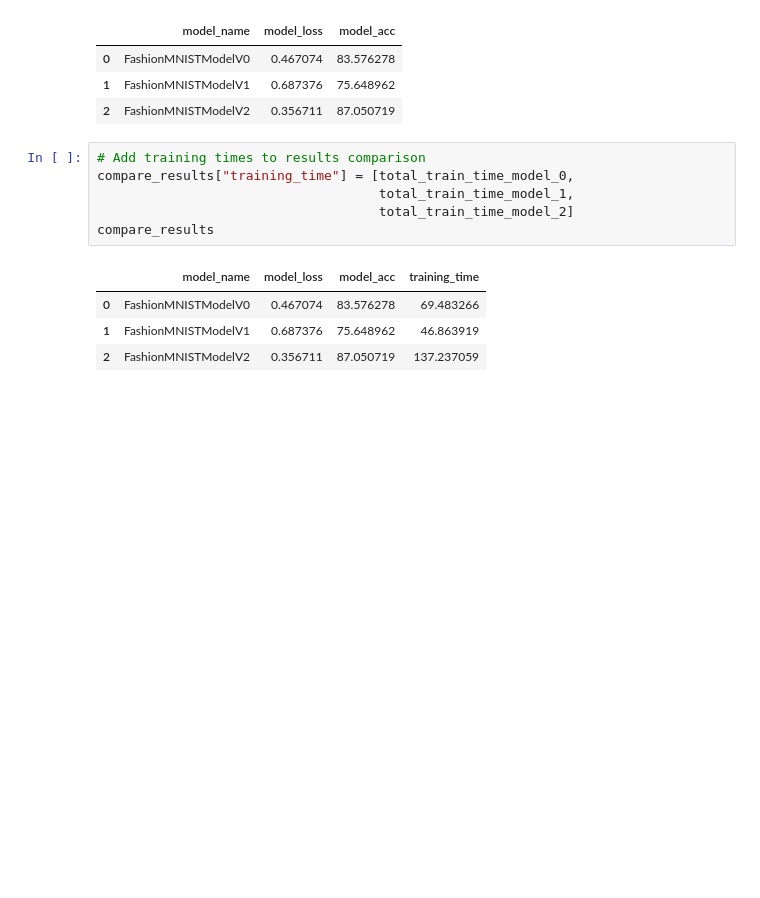
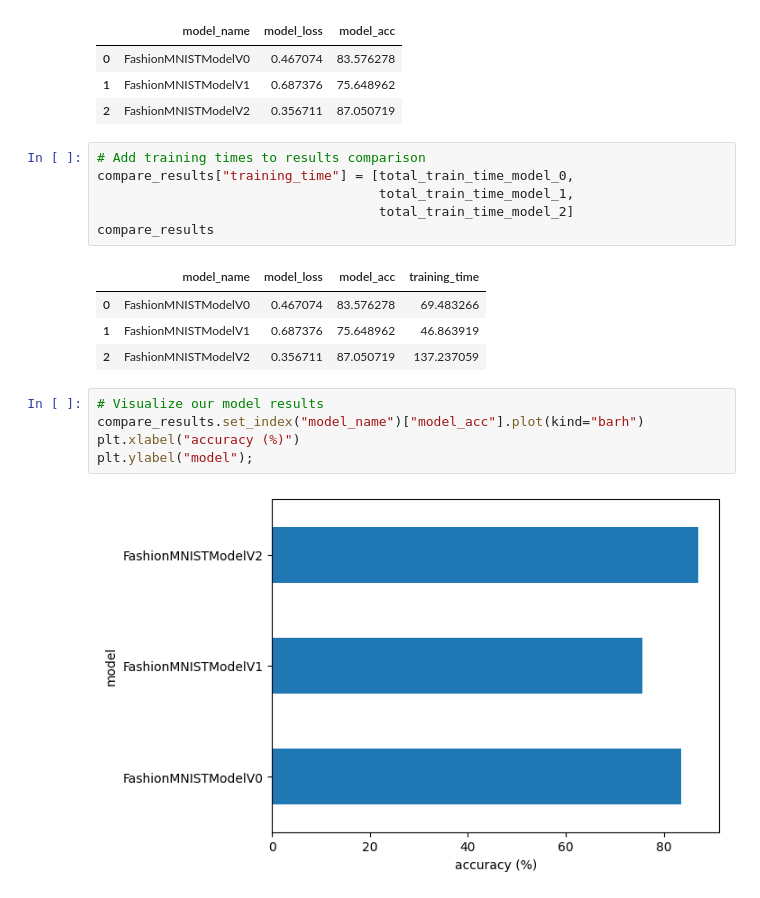
Before and after one commit to imanoop7/Pytorch, a Jupyter notebook: computer_vision_workflow.ipynb, the cells around one changed output. Cells and saved outputs as stored; diff of their text form; blank space fills up the shorter version.

```diff
--- a/computer_vision_workflow.ipynb
+++ b/computer_vision_workflow.ipynb
@@ -934,3 +934,10 @@ compare_results
 | 0 | FashionMNISTModelV0 | 0.467074 | 83.576278 | 69.483266 |
 | 1 | FashionMNISTModelV1 | 0.687376 | 75.648962 | 46.863919 |
 | 2 | FashionMNISTModelV2 | 0.356711 | 87.050719 | 137.237059 |
+# %%
+# Visualize our model results
+compare_results.set_index("model_name")["model_acc"].plot(kind="barh")
+plt.xlabel("accuracy (%)")
+plt.ylabel("model");
+# %% [output]
+[figure, added]
```
Also changed, not shown: parts of 7 cells of this notebook.
